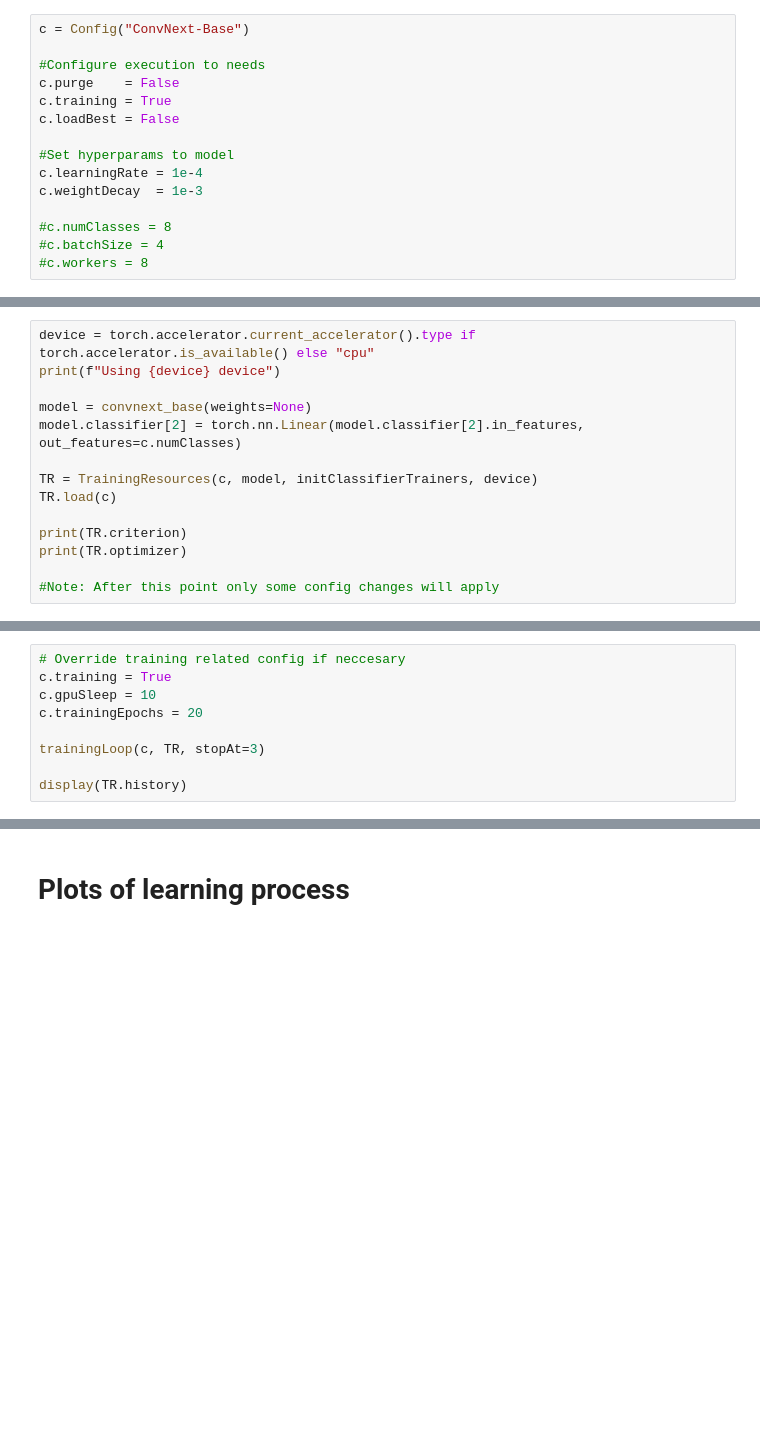
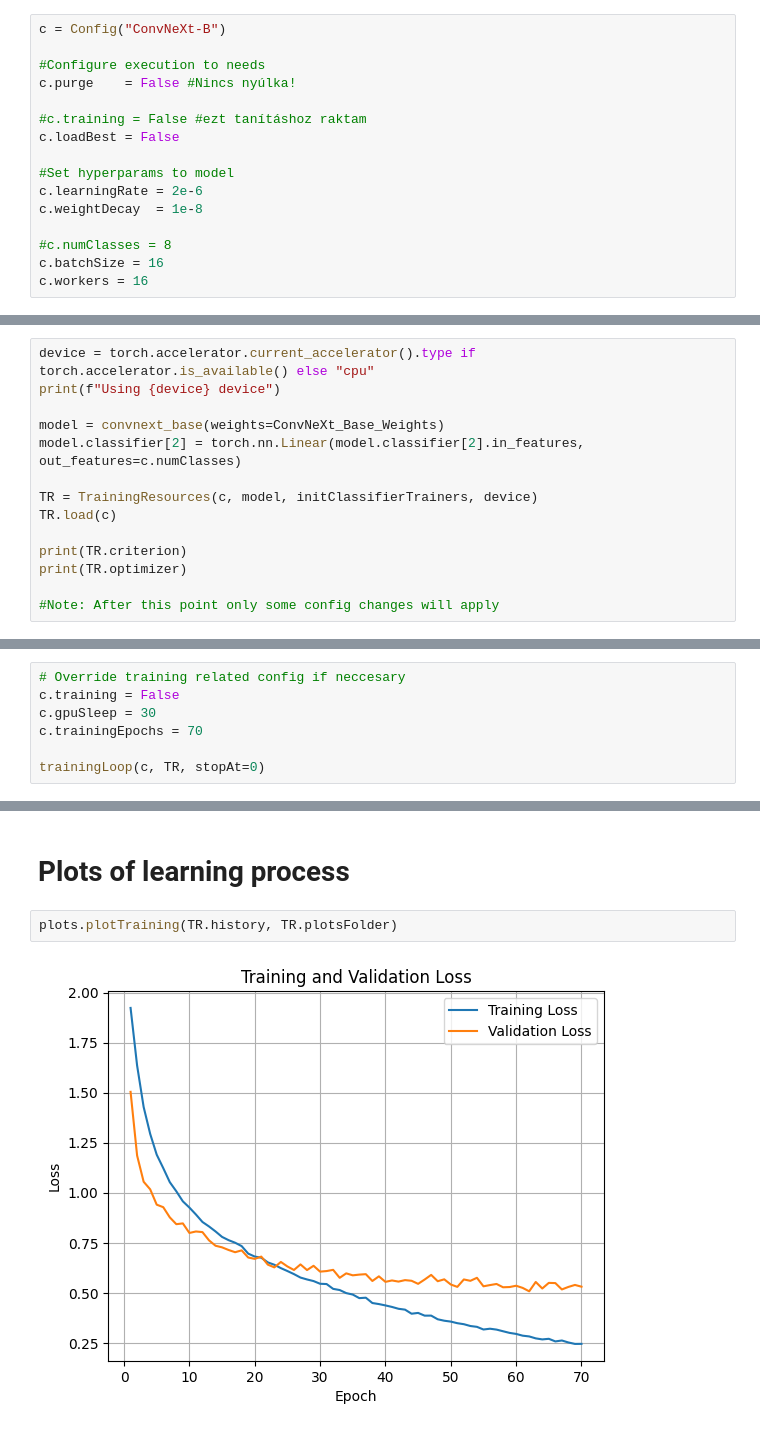
Before and after one commit to CsutiTheOne/Medical_Data_Processing, a Jupyter notebook: 1_ConvNeXt.ipynb, the cells around one changed output, grey strips where cells are left out. Drawn from its saved outputs; the diff is of its cells as text; blank space fills up the shorter version.

Commit message:
Test models trained

```diff
--- a/1_ConvNeXt.ipynb
+++ b/1_ConvNeXt.ipynb
@@ -14,25 +13,26 @@ eg.: ResNet-152
 # %%
-c = Config("ConvNext-Base")
+c = Config("ConvNeXt-B")
 
 #Configure execution to needs
-c.purge    = False
-c.training = True
+c.purge    = False #Nincs nyúlka!
+
+#c.training = False #ezt tanításhoz raktam
 c.loadBest = False
 
 #Set hyperparams to model
-c.learningRate = 1e-4
-c.weightDecay  = 1e-3
+c.learningRate = 2e-6
+c.weightDecay  = 1e-8
 
 #c.numClasses = 8
-#c.batchSize = 4
-#c.workers = 8
+c.batchSize = 16
+c.workers = 16
 # %% [markdown]
 # Initialize resources
 # %%
 device = torch.accelerator.current_accelerator().type if torch.accelerator.is_available() else "cpu"
 print(f"Using {device} device")
 
-model = convnext_base(weights=None)
+model = convnext_base(weights=ConvNeXt_Base_Weights)
 model.classifier[2] = torch.nn.Linear(model.classifier[2].in_features, out_features=c.numClasses)
 
 TR = TrainingResources(c, model, initClassifierTrainers, device)
@@ -63,11 +64,9 @@ Parameter Group 0
 # Execute training
 # %%
 # Override training related config if neccesary
-c.training = True
-c.gpuSleep = 10
-c.trainingEpochs = 20
+c.training = False
+c.gpuSleep = 30
+c.trainingEpochs = 70
 
-trainingLoop(c, TR, stopAt=3)
-
-display(TR.history)
+trainingLoop(c, TR, stopAt=0)
 # %% [output]
@@ -76,2 +94,6 @@ KeyboardInterrupt:
 # %% [markdown]
 # Plots of learning process
+# %%
+plots.plotTraining(TR.history, TR.plotsFolder)
+# %% [output]
+[figure, added]
```
Also changed, not shown: parts of 13 cells of this notebook, 35 other files.
